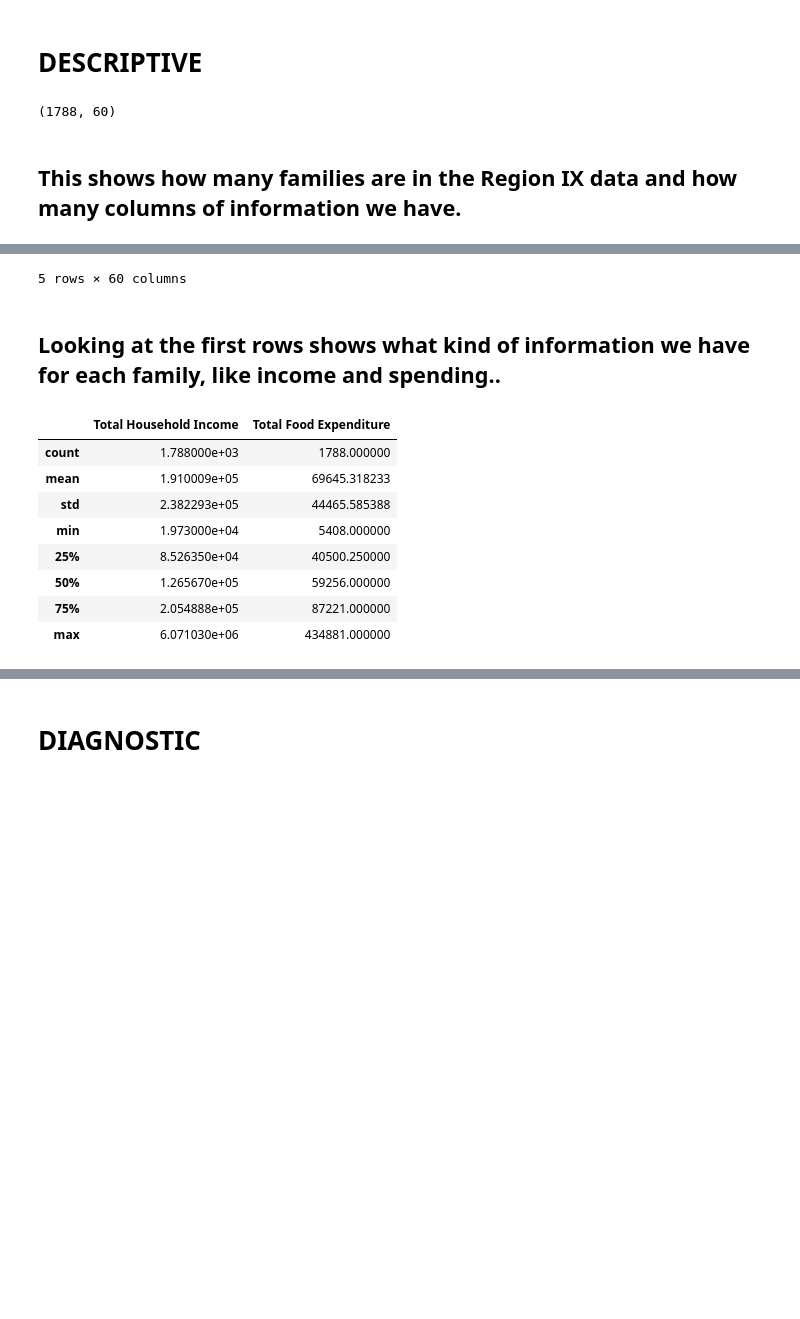
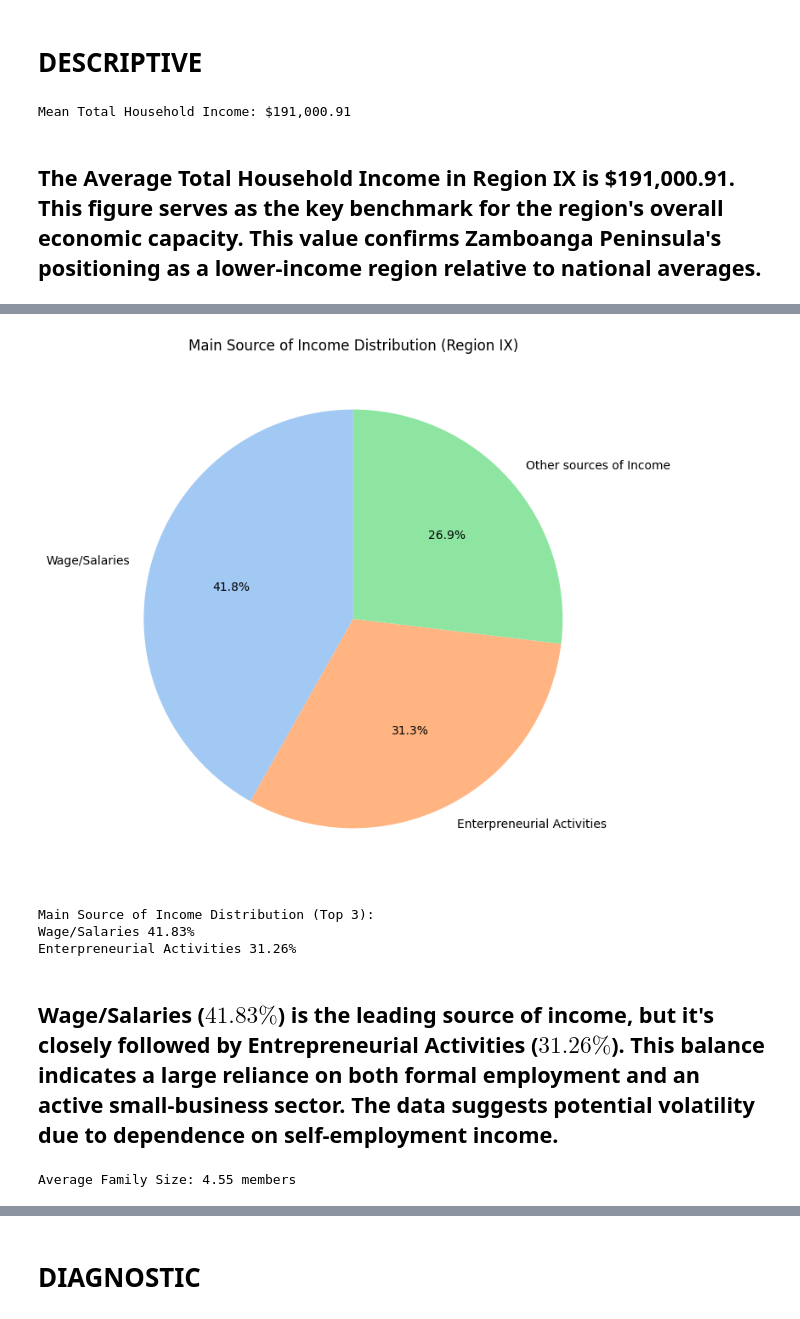
Before and after one commit to maica-palas/final_us, a Jupyter notebook: serna_palas.ipynb, the cells around one changed output, grey strips where cells are left out. Drawn from its saved outputs; the diff is of its cells as text; code cells hidden in the pictures; blank space fills up the shorter version.

```diff
--- a/serna_palas.ipynb
+++ b/serna_palas.ipynb
@@ -15,4 +18,4 @@ from sklearn.metrics import mean_absolute_error, r2_score
 # %%
 df = pd.read_csv("Family Income and Expenditure.csv")
 
-df.head()
+df_ix = df[df['Region'] == 'IX - Zasmboanga Peninsula'].copy()
@@ -26,0 +22,12 @@ df.head()
+# %%
+education_mapping = {
+    'No Grade Completed': 0, 'Preschool': 1, 'Grade 1': 2, 'Grade 2': 3, 'Grade 3': 4, 'Grade 4': 5,
+    'Grade 5': 6, 'Grade 6': 7, 'First Year High School': 8, 'Second Year High School': 9,
+    'Third Year High School': 10, 'Fourth Year High School': 11, 'High School Graduate': 12,
+    'Post Secondary': 13, 'College Undergraduate': 14, 'Degree Holder': 15, 'Masters Degree': 16,
+    'Doctorate Degree': 17
+}
+df_ix['Education_Numeric'] = df_ix['Household Head Highest Grade Completed'].map(education_mapping)
+df_ix['Food_Share'] = df_ix['Total Food Expenditure'] / df_ix['Total Household Income']
+df_ix['Has_Ref'] = np.where(df_ix['Number of Refrigerator/Freezer'] > 0, 1, 0)
+df_ix['NonFood_Exp'] = df_ix['Housing and water Expenditure'] + df_ix['Transportation Expenditure'] + df_ix['Education Expenditure'] + df_ix['Communication Expenditure'] + df_ix['Medical Care Expenditure'] + df_ix['Miscellaneous Goods and Services Expenditure']
@@ -27,14 +36,22 @@ df.head()
 # %% [markdown]
 <h1>DESCRIPTIVE</h1>
 # %%
-# Filter Region IX
-region9 = df[df["Region"] == "IX - Zasmboanga Peninsula"].copy()
-region9.shape
+mean_income_ix = df_ix['Total Household Income'].mean()
+print(f"Mean Total Household Income: ${mean_income_ix:,.2f}")
 # %% [output]
-(1788, 60)
+Mean Total Household Income: $191,000.91
 # %% [markdown]
-<h2>This shows how many families are in the Region IX data and how many columns of information we have.</h2>
+<h2>The Average Total Household Income in Region IX is $191,000.91. This figure serves as the key benchmark for the region's overall economic capacity. This value confirms Zamboanga Peninsula's positioning as a lower-income region relative to national averages.</h2>
 # %%
-# See first rows of Region IX
-region9.head()
+income_source_counts_ix = df_ix['Main Source of Income'].value_counts(normalize=True) * 100
+
+plt.figure(figsize=(8, 8))
+sns.set_palette("pastel")
+plt.pie(income_source_counts_ix.values, labels=income_source_counts_ix.index, autopct='%1.1f%%', startangle=90)
+plt.title('Main Source of Income Distribution (Region IX)')
+plt.show()
+
+print("Main Source of Income Distribution (Top 3):")
+print(f"Wage/Salaries {income_source_counts_ix.iloc[0]:.2f}%")
+print(f"Enterpreneurial Activities {income_source_counts_ix.iloc[1]:.2f}%")
 # %% [output]
@@ -47,17 +58,12 @@ region9.head()
+[figure, added]
-5 rows × 60 columns
+Main Source of Income Distribution (Top 3):
+Wage/Salaries 41.83%
+Enterpreneurial Activities 31.26%
 # %% [markdown]
-<h2>Looking at the first rows shows what kind of information we have for each family, like income and spending..</h2>
+<h2>Wage/Salaries ($\mathbf{41.83\%}$) is the leading source of income, but it's closely followed by Entrepreneurial Activities ($\mathbf{31.26\%}$). This balance indicates a large reliance on both formal employment and an active small-business sector. The data suggests potential volatility due to dependence on self-employment income.</h2>
 # %%
-# Summary for income and food spending
-region9[["Total Household Income", "Total Food Expenditure"]].describe()
+avg_family_size_ix = df_ix['Total Number of Family members'].mean()
+print(f"Average Family Size: {avg_family_size_ix:.2f} members")
 # %% [output]
-|  | Total Household Income | Total Food Expenditure |
-| count | 1.788000e+03 | 1788.000000 |
-| mean | 1.910009e+05 | 69645.318233 |
-| std | 2.382293e+05 | 44465.585388 |
-| min | 1.973000e+04 | 5408.000000 |
-| 25% | 8.526350e+04 | 40500.250000 |
-| 50% | 1.265670e+05 | 59256.000000 |
-| 75% | 2.054888e+05 | 87221.000000 |
-| max | 6.071030e+06 | 434881.000000 |
+Average Family Size: 4.55 members
 # %% [markdown]
```
Also changed, not shown: parts of 79 cells of this notebook, 1 other file.
